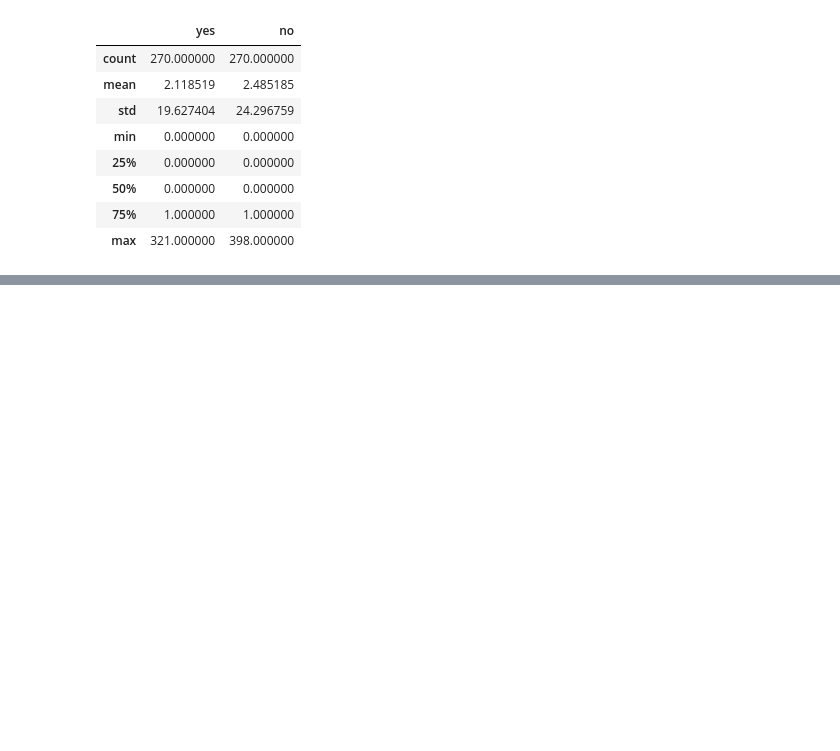
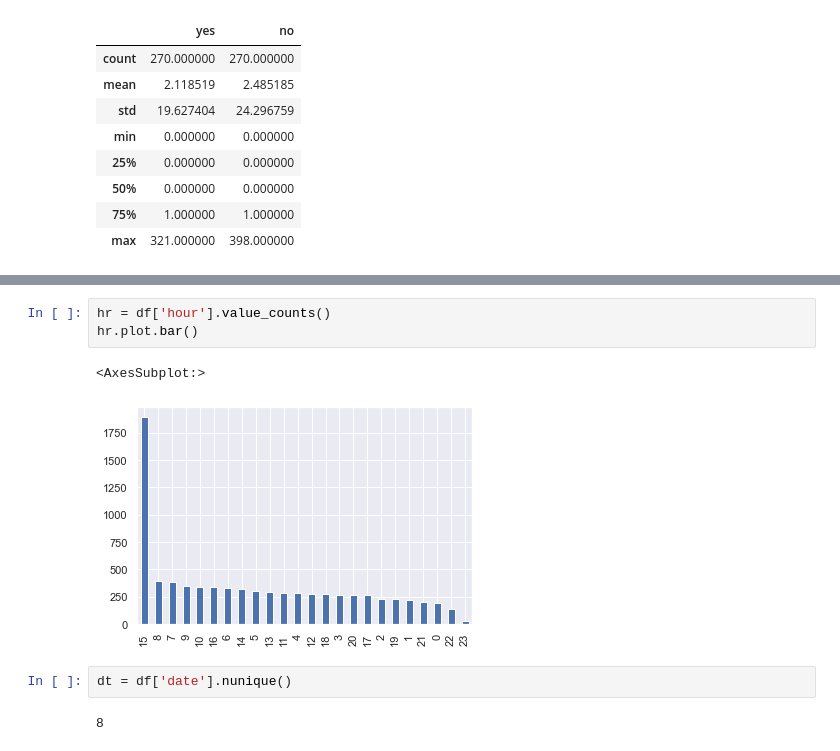
Before and after one commit to 10Academy-B6-W2/Smart-Ads-campaign-performance-analysis, a Jupyter notebook: notebooks/EDA_for_ABTesting.ipynb, the cells around one changed output, grey strips where cells are left out. Cells and saved outputs as stored; diff of their text form; blank space fills up the shorter version.

```diff
--- a/notebooks/EDA_for_ABTesting.ipynb
+++ b/notebooks/EDA_for_ABTesting.ipynb
@@ -333,0 +348,10 @@ TypeError: strptime() argument 1 must be str, not Timestamp
+# %%
+hr = df['hour'].value_counts()
+hr.plot.bar()
+# %% [output]
+<AxesSubplot:>
+[figure, added]
+# %%
+dt = df['date'].nunique()
+# %% [output]
+8
```
Also changed, not shown: parts of 33 cells of this notebook.
